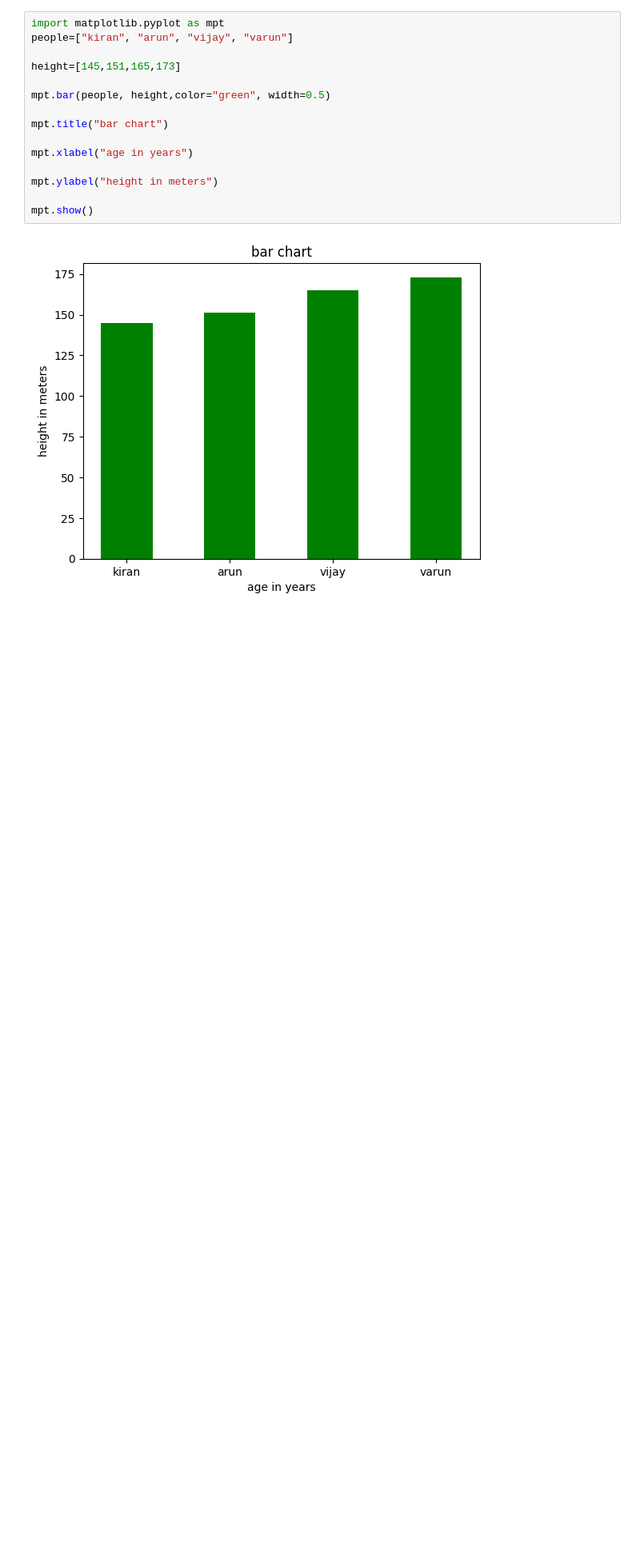
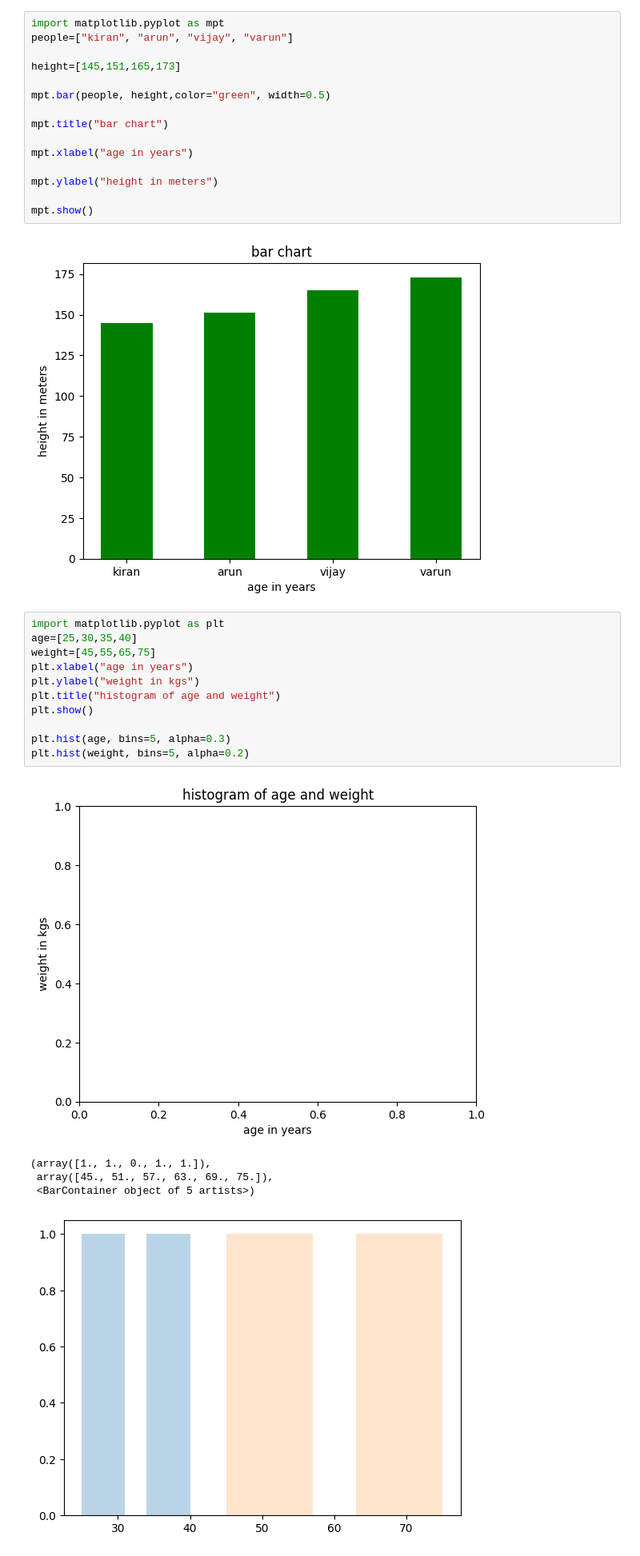
Before and after one commit to AKHIRANANDHINI/AIML, a Jupyter notebook: Untitled.ipynb, the cells around one changed output. Shown: that part at 80% size. Saved outputs shown, nothing was run; the diff lists cells and outputs as text; blank space fills up the shorter version.

```diff
--- a/Untitled.ipynb
+++ b/Untitled.ipynb
@@ -30,3 +30,20 @@ mpt.ylabel("height in meters")
 mpt.show()
 # %% [output]
 [figure]
+# %%
+import matplotlib.pyplot as plt
+age=[25,30,35,40]
+weight=[45,55,65,75]
+plt.xlabel("age in years")
+plt.ylabel("weight in kgs")
+plt.title("histogram of age and weight")
+plt.show()
+
+plt.hist(age, bins=5, alpha=0.3)
+plt.hist(weight, bins=5, alpha=0.2)
+# %% [output]
+[figure, added]
+(array([1., 1., 0., 1., 1.]),
+ array([45., 51., 57., 63., 69., 75.]),
+ <BarContainer object of 5 artists>)
+[figure, added]
```
